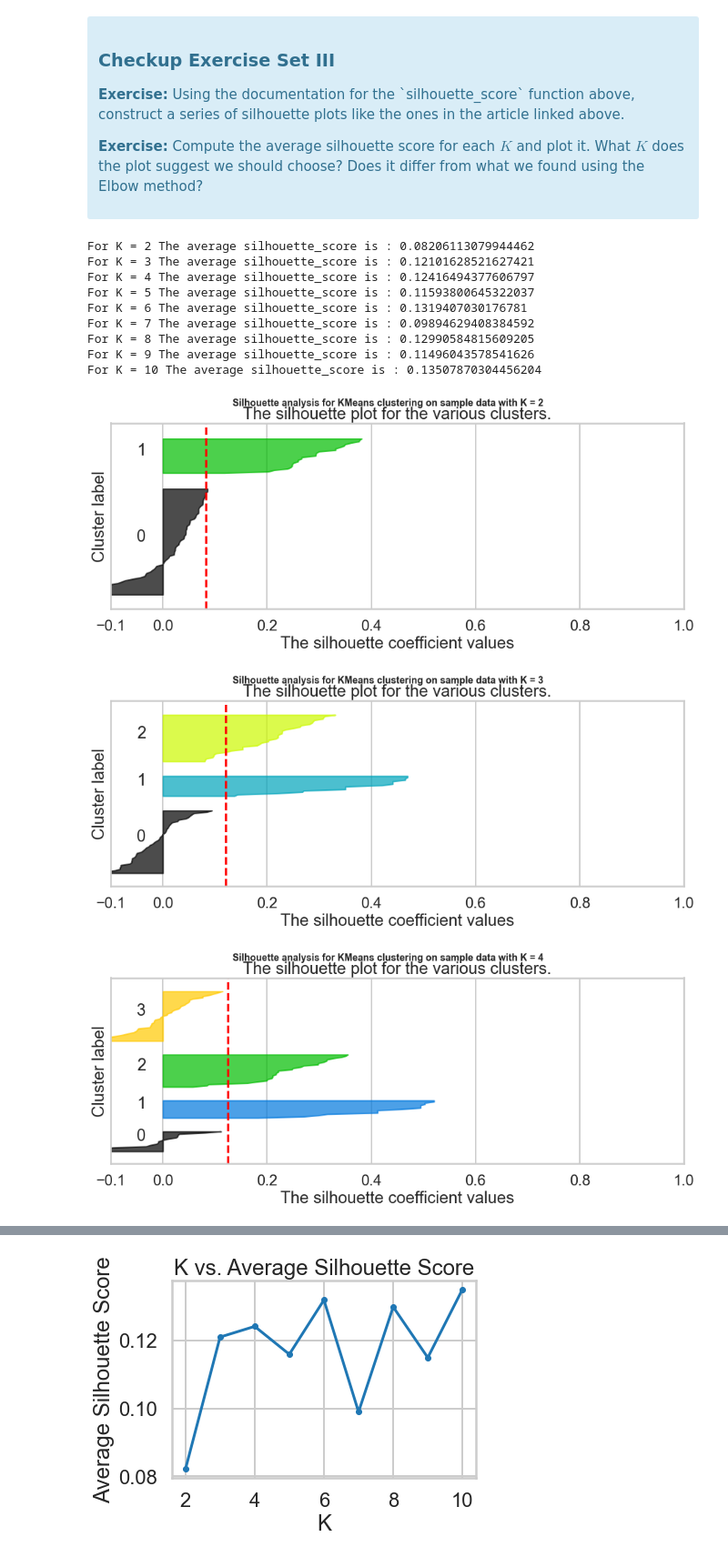
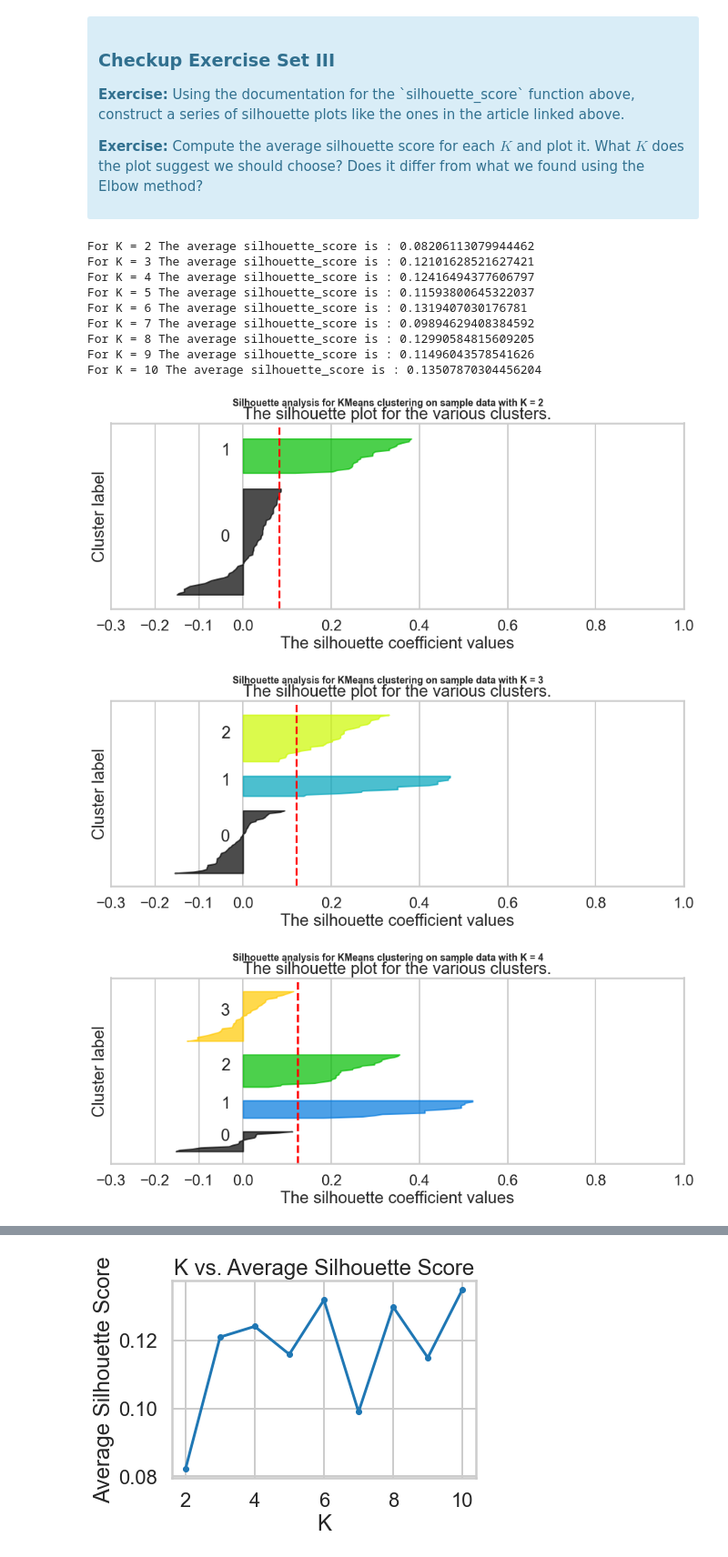
Before and after one commit to nicholehartz/Clustering-Case-Study, a Jupyter notebook: Clustering Case Study - Customer Segmentation with K-Means - Tier 3.ipynb, the cells around one changed output, grey strips where cells are left out. Shown: that part at 91% size. Saved outputs shown, nothing was run; the diff lists cells and outputs as text; code cells hidden in the pictures.

```diff
--- a/Clustering Case Study - Customer Segmentation with K-Means - Tier 3.ipynb
+++ b/Clustering Case Study - Customer Segmentation with K-Means - Tier 3.ipynb
@@ -243,8 +243,8 @@ for K in K_Values:
 
     # The 1st subplot is the silhouette plot
     # The silhouette coefficient can range from -1, 1 but in this example all
-    # lie within [-0.1, 1]
-    ax1.set_xlim([-0.1, 1])
+    # lie within [-0.3, 1]
+    ax1.set_xlim([-0.3, 1])
     # The (K+1)*10 is for inserting blank space between silhouette
     # plots of individual clusters, to demarcate them clearly.
     ax1.set_ylim([0, len(x_cols) + (K + 1) * 10])
@@ -285,34 +285,34 @@ for K in K_Values:
         # Label the silhouette plots with their cluster numbers at the middle
         ax1.text(-0.05, y_lower + 0.5 * size_cluster_i, str(i))
 
         # Compute the new y_lower for next plot
         y_lower = y_upper + 10  # 10 for the 0 samples
 
     ax1.set_title("The silhouette plot for the various clusters.")
     ax1.set_xlabel("The silhouette coefficient values")
     ax1.set_ylabel("Cluster label")
 
     # The vertical line for average silhouette score of all the values
     ax1.axvline(x=silhouette_avg, color="red", linestyle="--")
 
     ax1.set_yticks([])  # Clear the yaxis labels / ticks
-    ax1.set_xticks([-0.1, 0, 0.2, 0.4, 0.6, 0.8, 1])
+    ax1.set_xticks([-0.3, -0.2, -0.1, 0, 0.2, 0.4, 0.6, 0.8, 1])
 
     plt.suptitle(("Silhouette analysis for KMeans clustering on sample data "
                   "with K = %d" % K),
                  fontsize=14, fontweight='bold')
 
 plt.show()
 # %% [output]
 For K = 2 The average silhouette_score is : 0.08206113079944462
 For K = 3 The average silhouette_score is : 0.12101628521627421
 For K = 4 The average silhouette_score is : 0.12416494377606797
 For K = 5 The average silhouette_score is : 0.11593800645322037
 For K = 6 The average silhouette_score is : 0.1319407030176781
 For K = 7 The average silhouette_score is : 0.09894629408384592
 For K = 8 The average silhouette_score is : 0.12990584815609205
 For K = 9 The average silhouette_score is : 0.11496043578541626
 For K = 10 The average silhouette_score is : 0.13507870304456204
-[figure, old version]
+[figure, new version]
-[figure, old version]
+[figure, new version]
-[figure, old version]
+[figure, new version]
```
Also changed, not shown: parts of 1 cell of this notebook.
